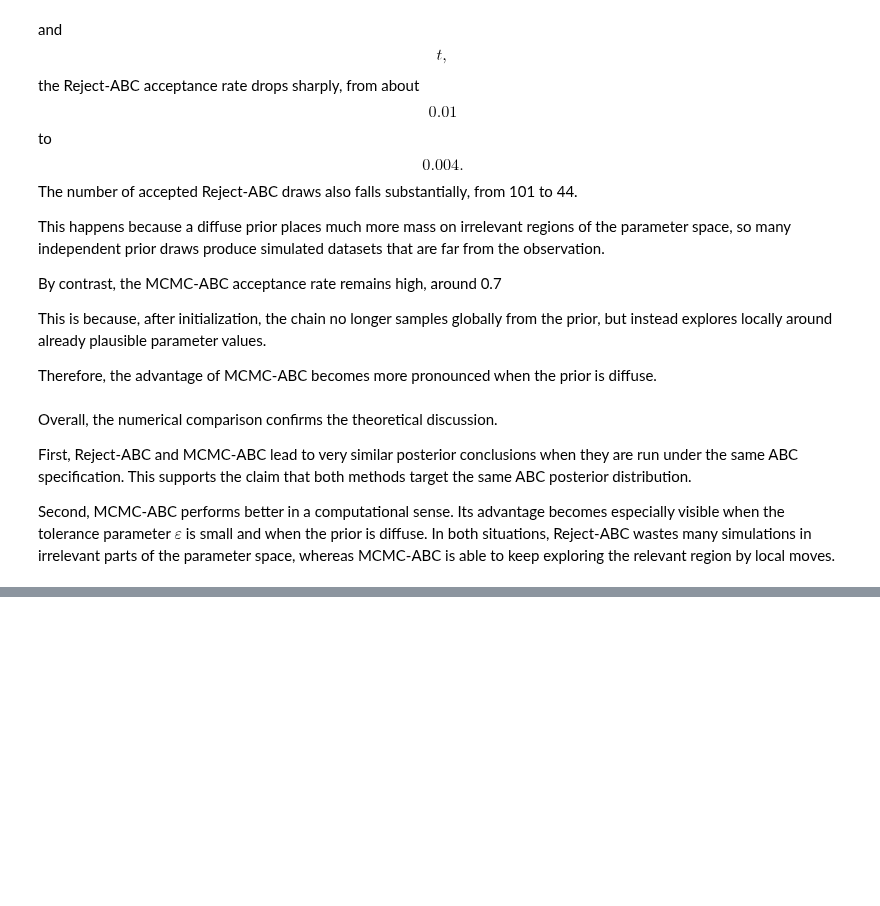
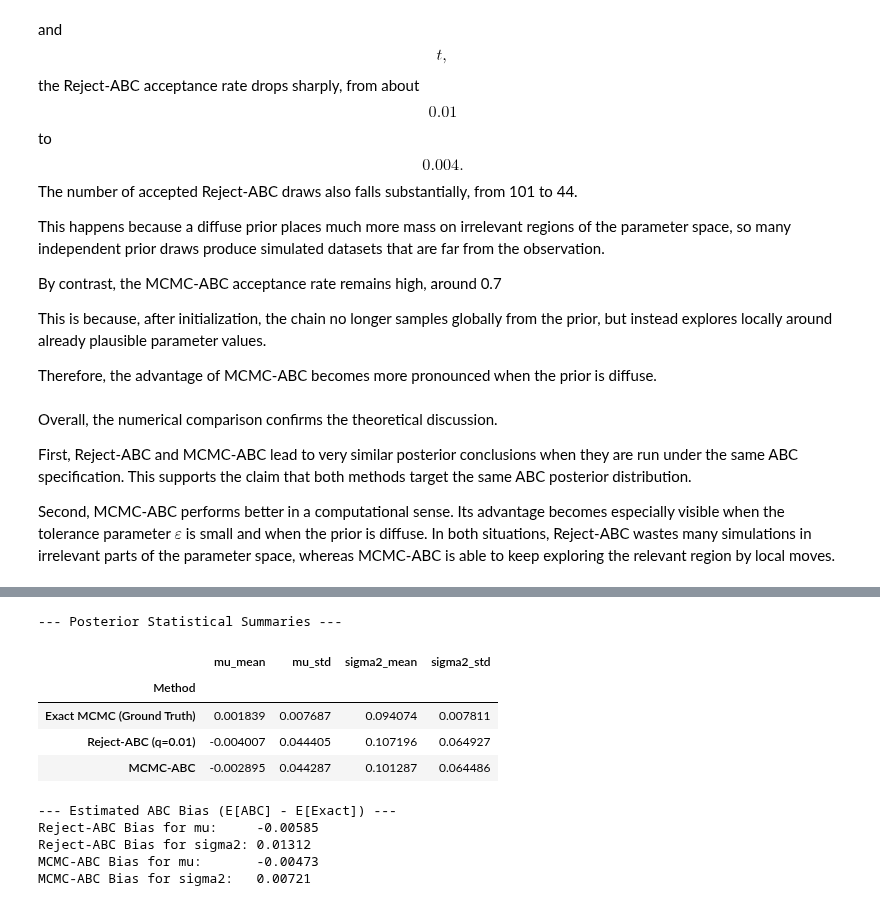
Before and after one commit to Khadija-Ammar/Likelihood-free-inference-and-sums-of-log-normal-variates, a Jupyter notebook: notebook.ipynb, the cells around one changed output, grey strips where cells are left out. Cells and saved outputs as stored; diff of their text form; code cells hidden in the pictures; blank space fills up the shorter version.

```diff
--- a/notebook.ipynb
+++ b/notebook.ipynb
@@ -3045,0 +3266,52 @@ Second, MCMC-ABC performs better in a computational sense. Its advantage becomes
+# %%
+import pandas as pd
+
+# 1. Clean the MCMC-ABC chain (isolate the 'mcmc' phase and remove burn-in)
+burn_in_mcmc = int(0.2 * K)
+mcmc_abc_post = mcmc_chain[mcmc_chain['phase'] == 'mcmc'].iloc[burn_in_mcmc:]
+
+# 2. Define a helper function to extract moments
+def calculate_posterior_stats(chain, name):
+    return {
+        "Method": name,
+        "mu_mean": chain["mu"].mean(),
+        "mu_std": chain["mu"].std(),
+        "sigma2_mean": chain["sigma2"].mean(),
+        "sigma2_std": chain["sigma2"].std()
+    }
+
+# 3. Compile the statistics
+stats = [
+    calculate_posterior_stats(post_burn_chain, "Exact MCMC (Ground Truth)"),
+    calculate_posterior_stats(abc_samples, "Reject-ABC (q=0.01)"),
+    calculate_posterior_stats(mcmc_abc_post, "MCMC-ABC")
+]
+
+df_stats = pd.DataFrame(stats).set_index("Method")
+print("--- Posterior Statistical Summaries ---")
+display(df_stats)
+
+# 4. Calculate the explicit mathematical bias
+bias_reject_mu = df_stats.loc["Reject-ABC (q=0.01)", "mu_mean"] - df_stats.loc["Exact MCMC (Ground Truth)", "mu_mean"]
+bias_reject_sigma2 = df_stats.loc["Reject-ABC (q=0.01)", "sigma2_mean"] - df_stats.loc["Exact MCMC (Ground Truth)", "sigma2_mean"]
+
+bias_mcmc_mu = df_stats.loc["MCMC-ABC", "mu_mean"] - df_stats.loc["Exact MCMC (Ground Truth)", "mu_mean"]
+bias_mcmc_sigma2 = df_stats.loc["MCMC-ABC", "sigma2_mean"] - df_stats.loc["Exact MCMC (Ground Truth)", "sigma2_mean"]
+
+print("\n--- Estimated ABC Bias (E[ABC] - E[Exact]) ---")
+print(f"Reject-ABC Bias for mu:     {bias_reject_mu:.5f}")
+print(f"Reject-ABC Bias for sigma2: {bias_reject_sigma2:.5f}")
+print(f"MCMC-ABC Bias for mu:       {bias_mcmc_mu:.5f}")
+print(f"MCMC-ABC Bias for sigma2:   {bias_mcmc_sigma2:.5f}")
+# %% [output]
+--- Posterior Statistical Summaries ---
+|  | mu_mean | mu_std | sigma2_mean | sigma2_std |
+| Method |  |  |  |  |
+| Exact MCMC (Ground Truth) | 0.001839 | 0.007687 | 0.094074 | 0.007811 |
+| Reject-ABC (q=0.01) | -0.004007 | 0.044405 | 0.107196 | 0.064927 |
+| MCMC-ABC | -0.002895 | 0.044287 | 0.101287 | 0.064486 |
+--- Estimated ABC Bias (E[ABC] - E[Exact]) ---
+Reject-ABC Bias for mu:     -0.00585
+Reject-ABC Bias for sigma2: 0.01312
+MCMC-ABC Bias for mu:       -0.00473
+MCMC-ABC Bias for sigma2:   0.00721
```
Also changed, not shown: parts of 6 cells of this notebook, 1 other file.
